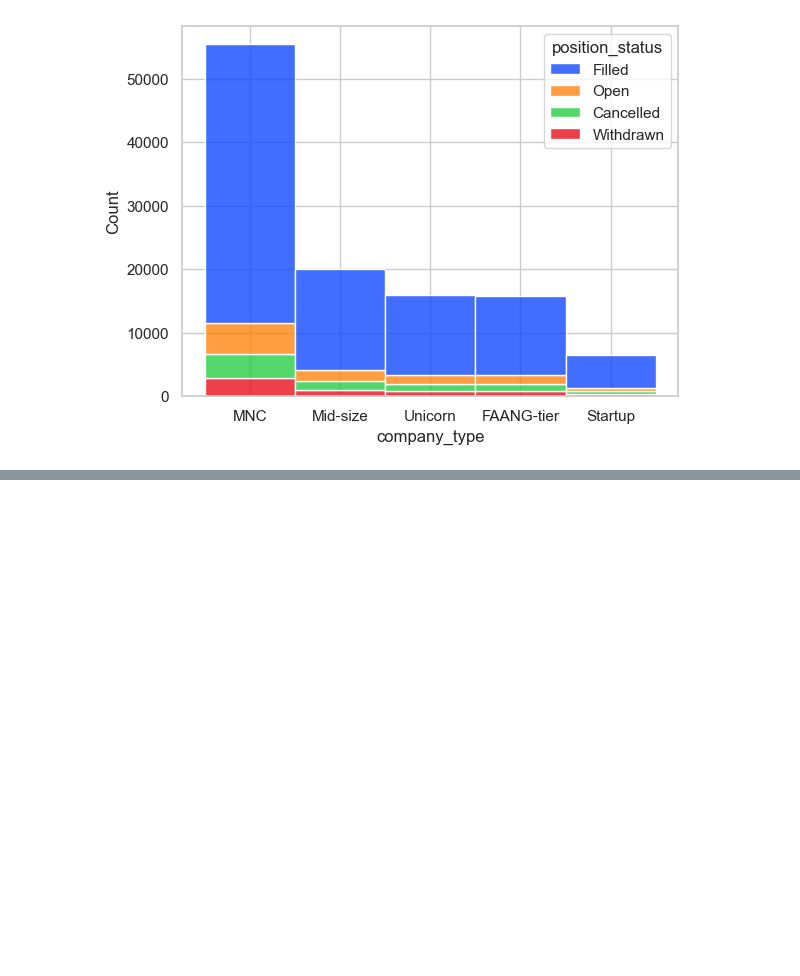
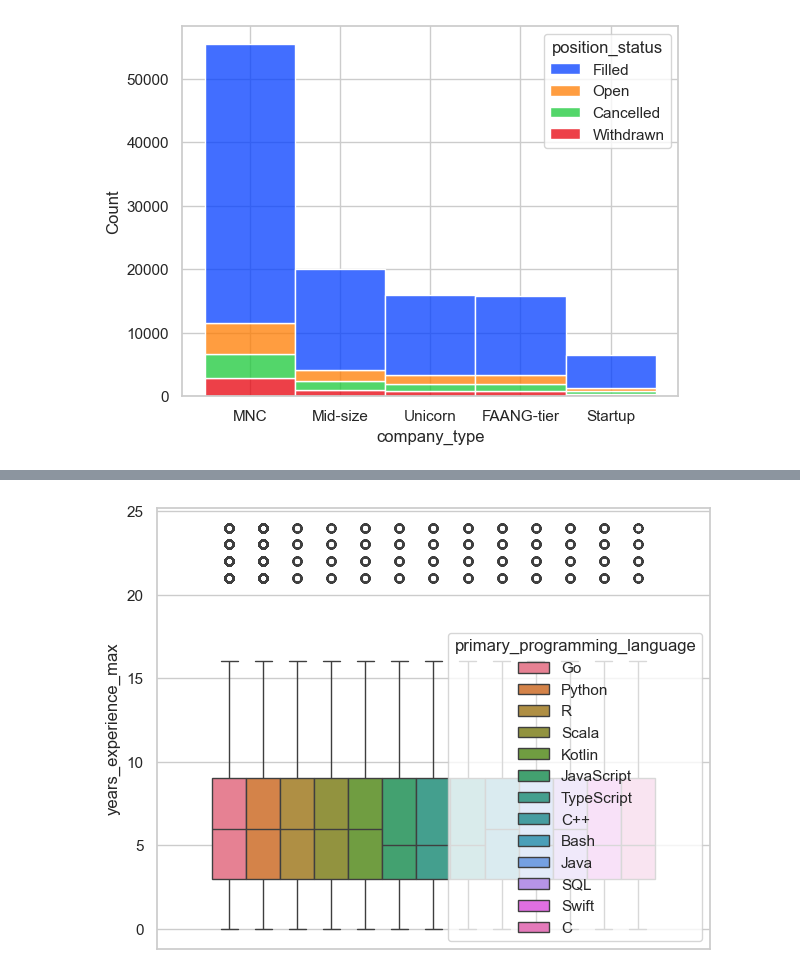
Before and after one commit to noobcoder909/task_2, a Jupyter notebook: pandas_and_seaborn.ipynb, the cells around one changed output, grey strips where cells are left out. Cells and saved outputs as stored; diff of their text form; code cells hidden in the pictures; blank space fills up the shorter version.

```diff
--- a/pandas_and_seaborn.ipynb
+++ b/pandas_and_seaborn.ipynb
@@ -789,0 +808,5 @@ plt.show()
+# %%
+sns.boxplot(data=df, y='years_experience_max',hue='primary_programming_language' )
+plt.show()
+# %% [output]
+[figure, added]
```
Also changed, not shown: parts of 15 cells of this notebook.
